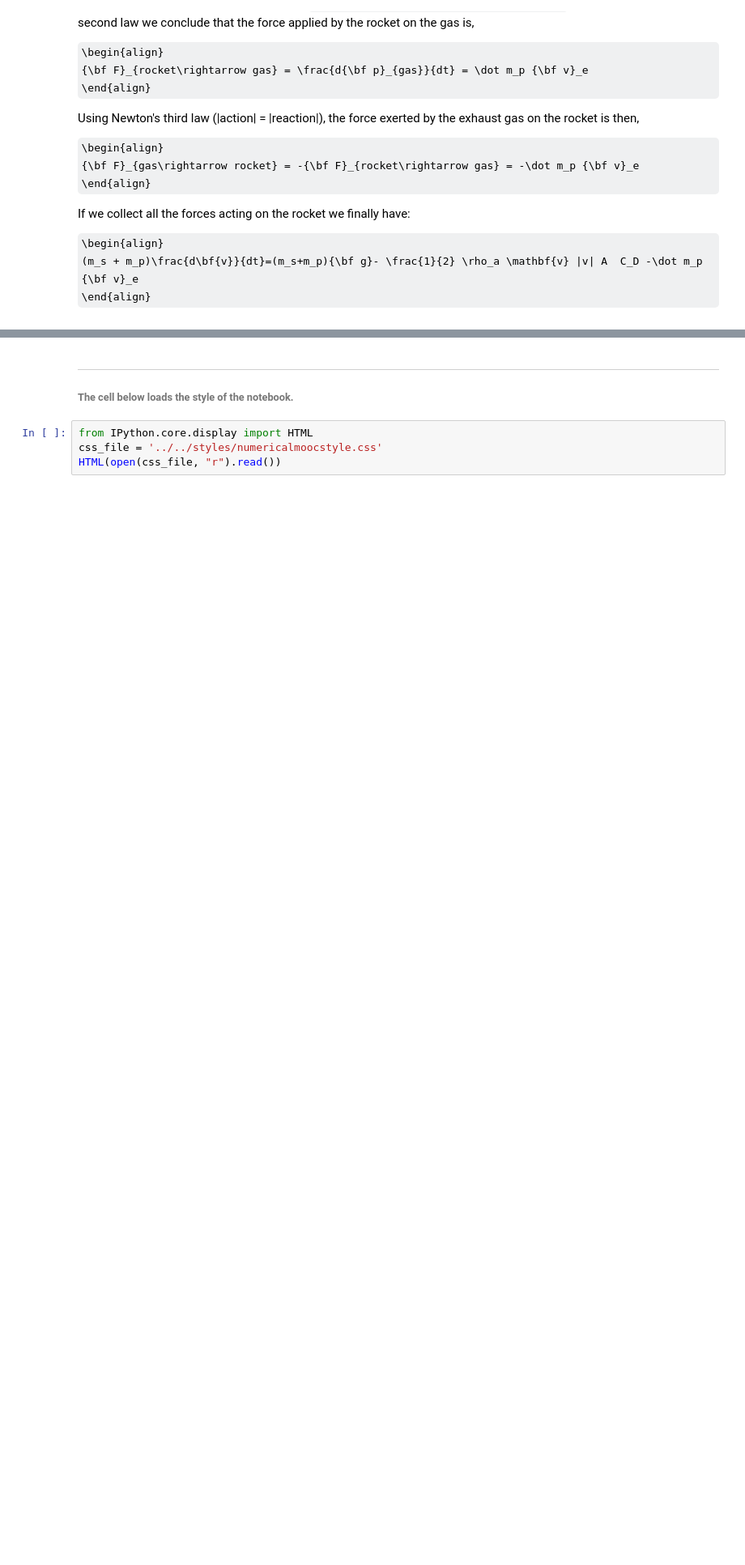
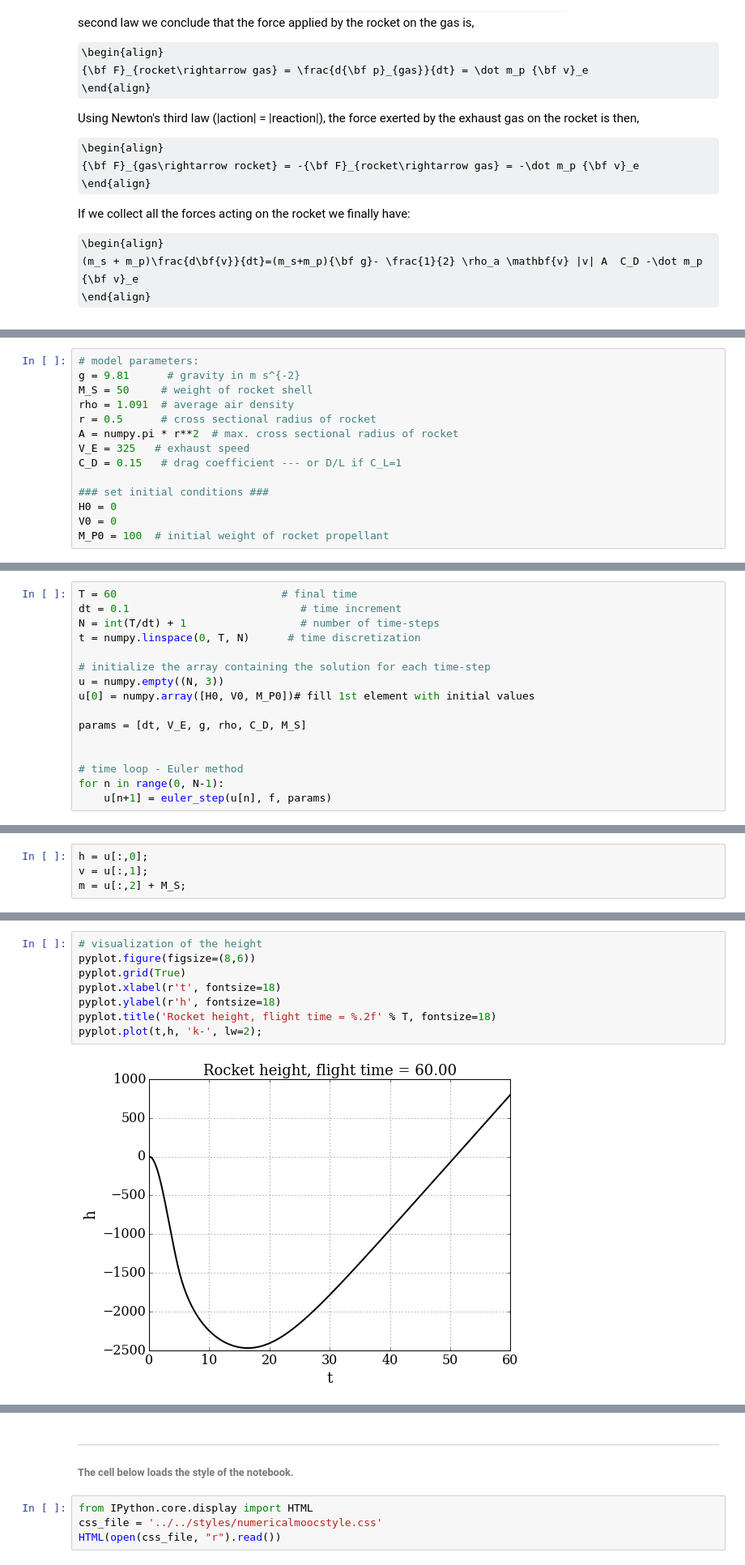
Before and after one commit to gavinconran/numerical-mooc, a Jupyter notebook: lessons/01_phugoid/Rocket_Assignment.ipynb, the cells around one changed output, grey strips where cells are left out. Shown at 81% size. Cells and saved outputs as stored; diff of their text form; some formulas as TeX source; blank space fills up the shorter version.

```diff
--- a/lessons/01_phugoid/Rocket_Assignment.ipynb
+++ b/lessons/01_phugoid/Rocket_Assignment.ipynb
@@ -89,0 +104,14 @@ If we collect all the forces acting on the rocket we finally have:
+# %%
+# model parameters:
+g = 9.81      # gravity in m s^{-2}
+M_S = 50     # weight of rocket shell
+rho = 1.091  # average air density
+r = 0.5      # cross sectional radius of rocket
+A = numpy.pi * r**2  # max. cross sectional radius of rocket
+V_E = 325   # exhaust speed
+C_D = 0.15   # drag coefficient --- or D/L if C_L=1
+
+### set initial conditions ###
+H0 = 0
+V0 = 0
+M_P0 = 100  # initial weight of rocket propellant
@@ -89,0 +182,16 @@ If we collect all the forces acting on the rocket we finally have:
+# %%
+T = 60                          # final time
+dt = 0.1                           # time increment
+N = int(T/dt) + 1                  # number of time-steps
+t = numpy.linspace(0, T, N)      # time discretization
+
+# initialize the array containing the solution for each time-step
+u = numpy.empty((N, 3))
+u[0] = numpy.array([H0, V0, M_P0])# fill 1st element with initial values
+
+params = [dt, V_E, g, rho, C_D, M_S]
+
+
+# time loop - Euler method
+for n in range(0, N-1):
+    u[n+1] = euler_step(u[n], f, params)
@@ -89,0 +202,4 @@ If we collect all the forces acting on the rocket we finally have:
+# %%
+h = u[:,0];
+v = u[:,1];
+m = u[:,2] + M_S;
@@ -89,0 +208,10 @@ If we collect all the forces acting on the rocket we finally have:
+# %%
+# visualization of the height
+pyplot.figure(figsize=(8,6))
+pyplot.grid(True)
+pyplot.xlabel(r't', fontsize=18)
+pyplot.ylabel(r'h', fontsize=18)
+pyplot.title('Rocket height, flight time = %.2f' % T, fontsize=18)
+pyplot.plot(t,h, 'k-', lw=2);
+# %% [output]
+[figure, added]
```
Also changed, not shown: parts of 22 cells of this notebook, 4 other files.
